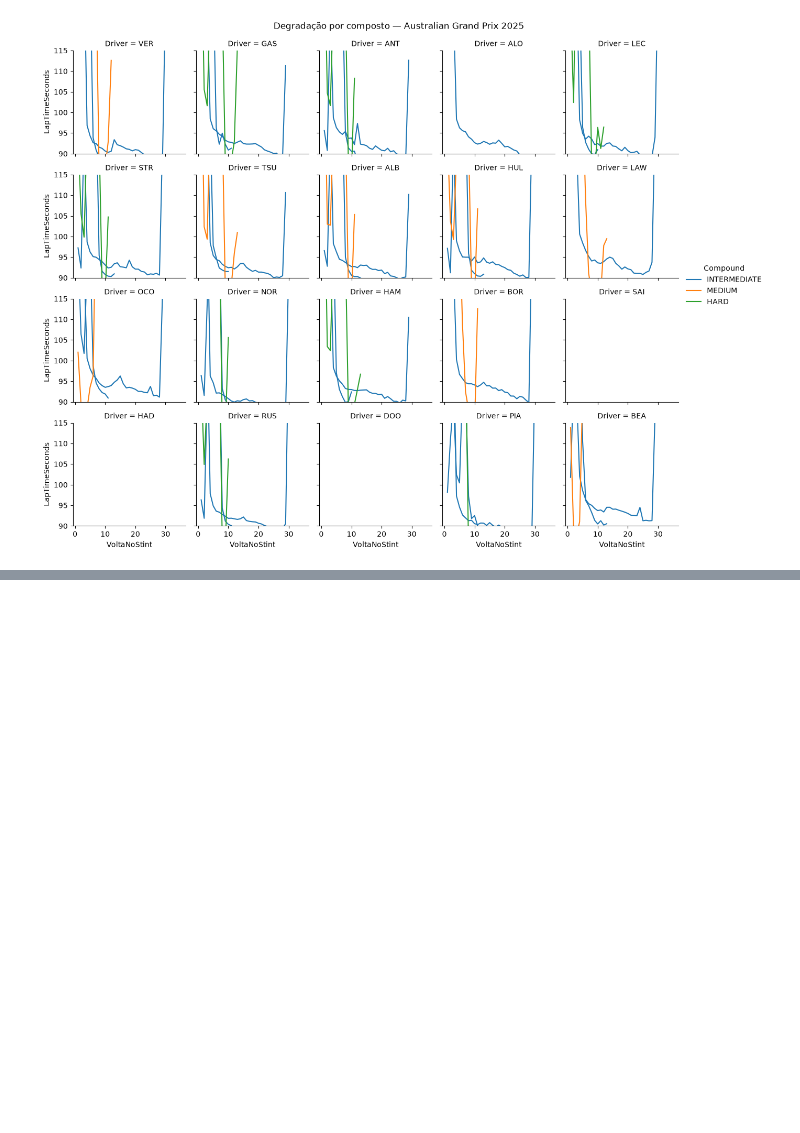
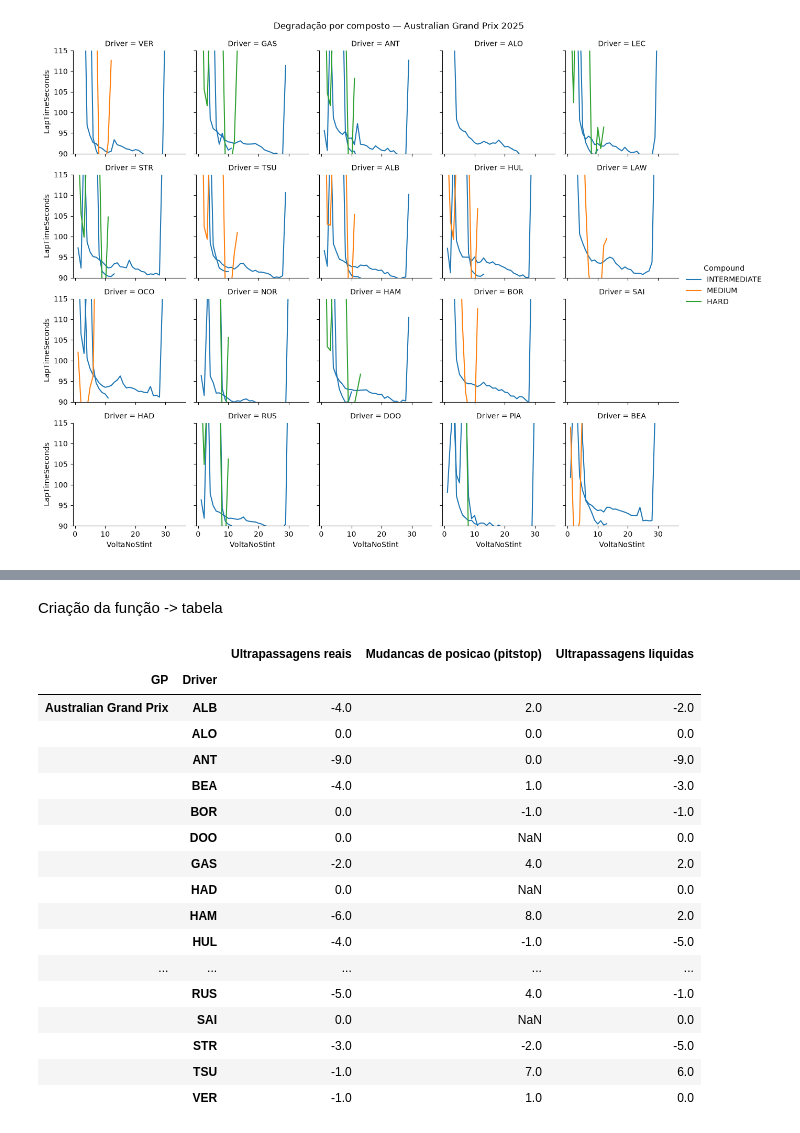
Before and after one commit to sofiaxyz1/box-box-analytics, a Jupyter notebook: notebooks/04_estrategia_corrida.ipynb, the cells around one changed output, grey strips where cells are left out. Saved outputs shown, nothing was run; the diff lists cells and outputs as text; code cells hidden in the pictures; blank space fills up the shorter version.

Commit message:
feat: finaliza Etapa 4 - ultrapassagens, paradas, undercuts e pistas

```diff
--- a/notebooks/04_estrategia_corrida.ipynb
+++ b/notebooks/04_estrategia_corrida.ipynb
@@ -451,0 +569,3 @@ plotar_degradacao(teste2)
+# %%
+laps_ordenadas = session.laps.sort_values(['Driver', 'LapNumber'])
+laps_ordenadas['MudancaPosicao'] = laps_ordenadas.groupby('Driver')['Position'].diff()
@@ -451,0 +576,5 @@ plotar_degradacao(teste2)
+# %%
+laps_ordenadas['VoltaDePit'] = laps_ordenadas['PitInTime'].notna() | laps_ordenadas['PitOutTime'].notna()
+
+ultrapassagens_reais = laps_ordenadas[~laps_ordenadas['VoltaDePit']].groupby('Driver')['MudancaPosicao'].sum()
+ultrapassagens_reais.sort_values()
@@ -451,0 +653,37 @@ plotar_degradacao(teste2)
+# %% [markdown]
+Criação da função -> tabela
+# %%
+def ultrapassagens_estrategia(laps):
+    laps = laps.sort_values(['GP', 'Driver', 'LapNumber'])
+    laps['MudancaPosicao'] = laps.groupby(['GP', 'Driver'])['Position'].diff()
+    laps['VoltaDePit'] = laps['PitInTime'].notna() | laps['PitOutTime'].notna()
+
+    ultrapassagens_reais = laps[~laps['VoltaDePit']].groupby(['GP', 'Driver'])['MudancaPosicao'].sum()
+    mudanca_pits = laps[laps['VoltaDePit']].groupby(['GP','Driver'])['MudancaPosicao'].sum()
+    ultrapassagens_liquidas = laps.groupby(['GP', 'Driver'])['MudancaPosicao'].sum()
+
+    pd_ultrapassagens = pd.DataFrame({'Ultrapassagens reais': ultrapassagens_reais, 'Mudancas de posicao (pitstop)': mudanca_pits, 'Ultrapassagens liquidas': ultrapassagens_liquidas})
+
+    return pd_ultrapassagens
+# %%
+teste2 = corridas_2025[corridas_2025['GP'] == 'Australian Grand Prix']
+ultrapassagens_estrategia(teste2)
+# %% [output]
+|  |  | Ultrapassagens reais | Mudancas de posicao (pitstop) | Ultrapassagens liquidas |
+| GP | Driver |  |  |  |
+| Australian Grand Prix | ALB | -4.0 | 2.0 | -2.0 |
+|  | ALO | 0.0 | 0.0 | 0.0 |
+|  | ANT | -9.0 | 0.0 | -9.0 |
+|  | BEA | -4.0 | 1.0 | -3.0 |
+|  | BOR | 0.0 | -1.0 | -1.0 |
+|  | DOO | 0.0 | NaN | 0.0 |
+|  | GAS | -2.0 | 4.0 | 2.0 |
+|  | HAD | 0.0 | NaN | 0.0 |
+|  | HAM | -6.0 | 8.0 | 2.0 |
+|  | HUL | -4.0 | -1.0 | -5.0 |
+| ... | ... | ... | ... | ... |
+|  | RUS | -5.0 | 4.0 | -1.0 |
+|  | SAI | 0.0 | NaN | 0.0 |
+|  | STR | -3.0 | -2.0 | -5.0 |
+|  | TSU | -1.0 | 7.0 | 6.0 |
+|  | VER | -1.0 | 1.0 | 0.0 |
```
Also changed, not shown: parts of 48 cells of this notebook.
